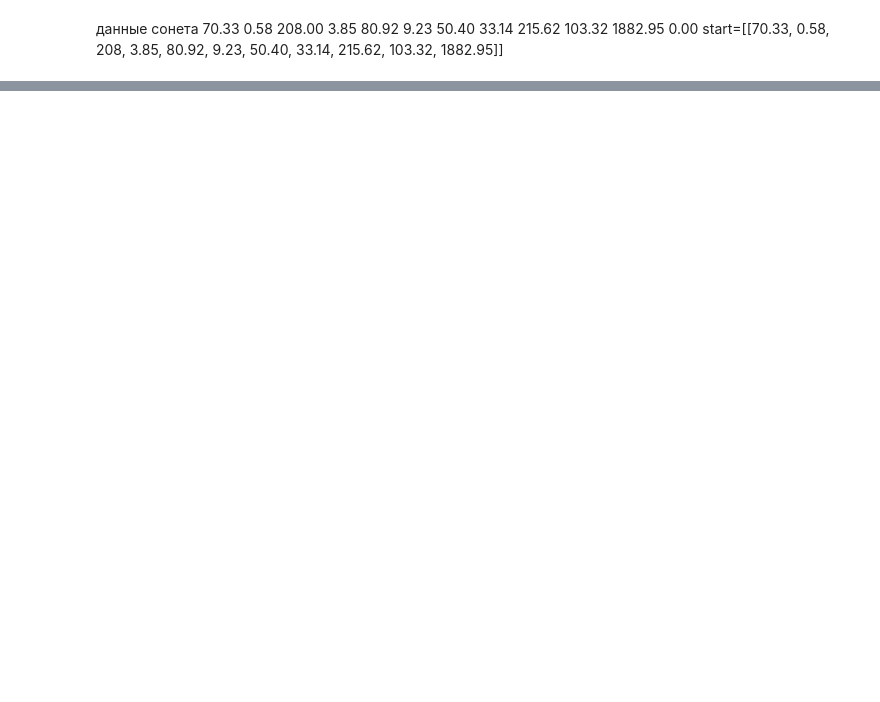
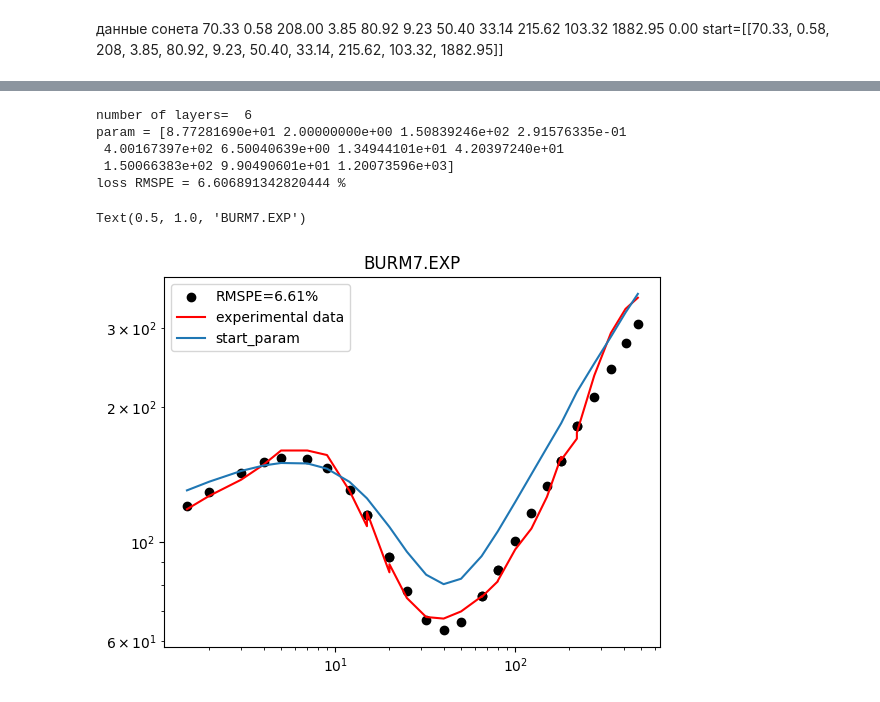
Before and after one commit to arty0mkha/electrical-prospecting, a Jupyter notebook: inverse_example.ipynb, the cells around one changed output, grey strips where cells are left out. Saved outputs shown, nothing was run; the diff lists cells and outputs as text; code cells hidden in the pictures; blank space fills up the shorter version.

```diff
--- a/inverse_example.ipynb
+++ b/inverse_example.ipynb
@@ -62,20 +69,29 @@ print(ind)
 # %%
 #Вывод количества слоёв в модели, её параметров и полученной ошибки
-for i in range (len(N_layers_list)):
-    print('\nnumber of layers= ', N_layers_list[i], '\nparam =', results[i].x, f'\nloss {loss} =', results[i].fun)
+t=''
+if loss=="RMSPE": t='%'
+if loss=="RMSE": t='Ом'
+print('\nnumber of layers= ', int((len(results.x)+1)/2), '\nparam =', results.x, f'\nloss {loss} =', results.fun,t)
+# %% [output]
+number of layers=  6
+param = [8.77281690e+01 2.00000000e+00 1.50839246e+02 2.91576335e-01
+ 4.00167397e+02 6.50040639e+00 1.34944101e+01 4.20397240e+01
+ 1.50066383e+02 9.90490601e+01 1.20073596e+03]
+loss RMSPE = 6.606891342820444 %
 # %%
 # Визуализация
-for i in range(len(N_layers_list)):
-    rk=[]
-    for r in AB2:
-        rk.append(direct.calculate_apparent_resistance(results[i].x,method,r,num_of_zeros=10*int(1+r/200)))
-    rk=np.array(rk)
-    if i==ind:
-        plt.scatter(AB2,rk, c='black',label=f'{N_layers_list[i]}_layers, best loss={results[i].fun}')
-    else: plt.loglog(AB2,rk, label=f'{N_layers_list[i]}_layers')
+
+rk=[]
+for r in AB2:
+    rk.append(direct.calculate_apparent_resistance(results.x,method,r,num_of_zeros=10*int(1+r/200)))
+rk=np.array(rk)
+plt.scatter(AB2,rk, c='black',label=f'{loss}={round(results.fun,2)}{t}')
 plt.loglog(AB2,experimental_rhoa,c='red', label='experimental data')
 plt.loglog(AB2,rk_start, label='start_param')
 plt.legend()
 plt.title(path_to_experimental_data.split('/')[2])
+# %% [output]
+Text(0.5, 1.0, 'BURM7.EXP')
+[figure, added]
 # %%
 inv.RMSPE(rk,experimental_rhoa)
```
Also changed, not shown: parts of 7 cells of this notebook, 3 other files.
